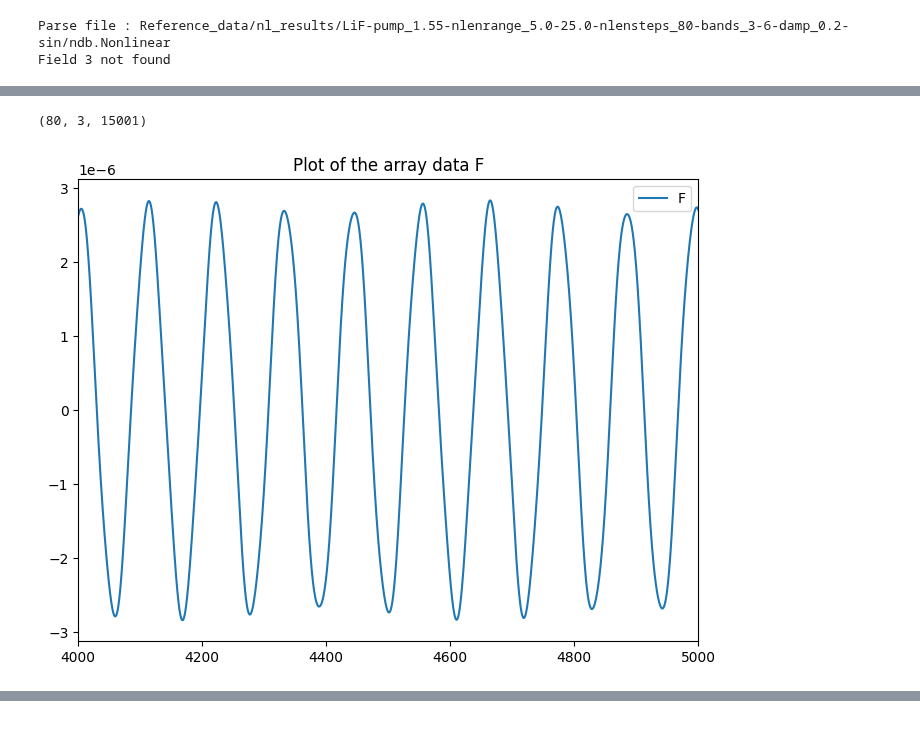
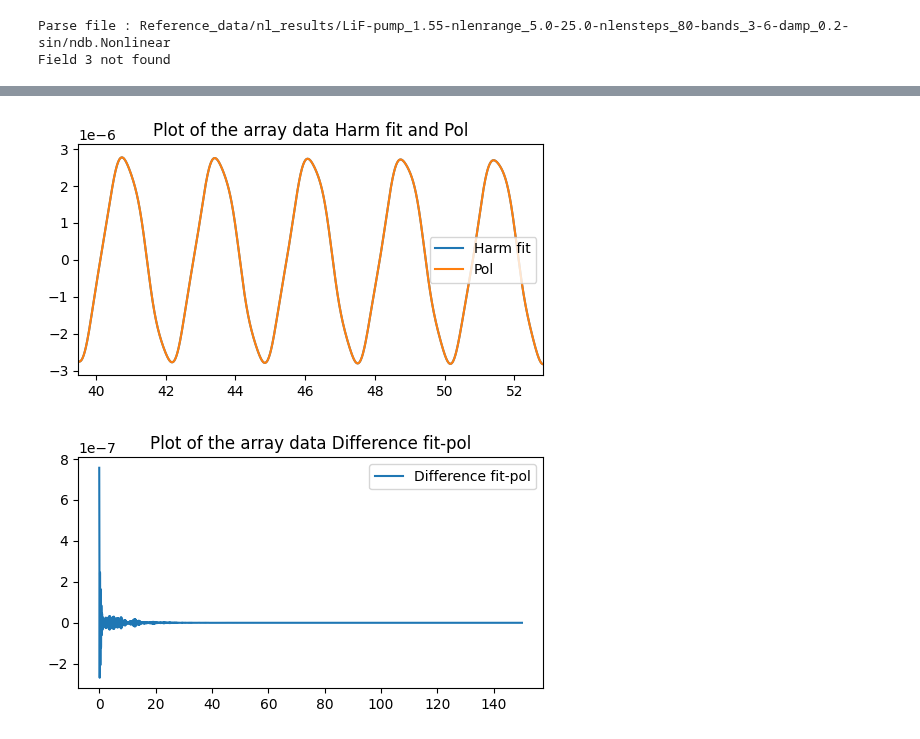
Before and after one commit to marcodalessandro76/MPPI, a Jupyter notebook: sphinx_source/tutorials/Analysis_Optics.ipynb, the cells around one changed output, grey strips where cells are left out. Saved outputs shown, nothing was run; the diff lists cells and outputs as text; code cells hidden in the pictures.

```diff
--- a/sphinx_source/tutorials/Analysis_Optics.ipynb
+++ b/sphinx_source/tutorials/Analysis_Optics.ipynb
@@ -223,7 +152,8 @@ data = P.YamboNLDBParser(file)
 Parse file : Reference_data/nl_results/LiF-pump_1.55-nlenrange_5.0-25.0-nlensteps_80-bands_3-6-damp_0.2-sin/ndb.Nonlinear
 Field 3 not found
 # %%
-nl = O.Xn_frequency_mixing(data,Trange=[-1,-1],X_order=3,inactive_harmonics=None)
+nl = O.Xn_frequency_mixing(data,Trange=[-1,-1],X_order=(2,2),verbose=False)
+nl.get_info()
 # %% [output]
 Time range of the simulation (in au): 0.0 - 6201.206000484204
 Time range of the simulation (in fs): 0.0 - 150.00000122115452
@@ -276,8 +169,3 @@ fit_sum_frequencies(nl.time,nl.pol[0,0,:],Omegas)
-# %%
-nl.pol.shape
-# %% [output]
-(80, 3, 15001)
-# %%
-U.Plot_Array(nl.time,nl.pol[0,0],xlim=(4000,5000))
-# %% [output]
-[figure, removed]
+# %%
+nl.check_harmonic_reliability(plot_ifreq=5)
+# %% [output]
@@ -283,0 +182,2 @@ U.Plot_Array(nl.time,nl.pol[0,0],xlim=(4000,5000))
+[figure, added]
+[figure, added]
```
Also changed, not shown: parts of 35 cells of this notebook, 4 other files.
